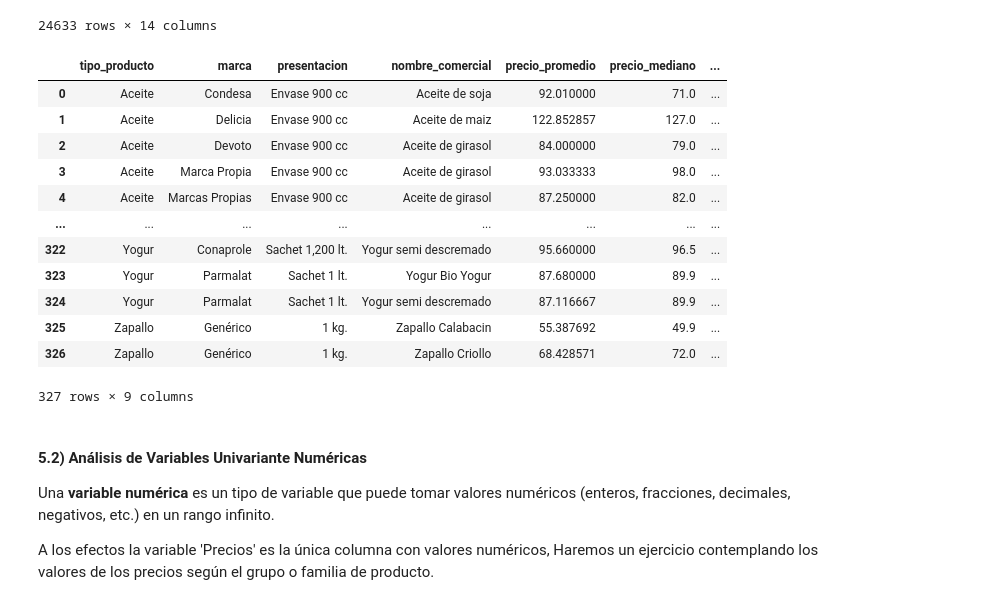
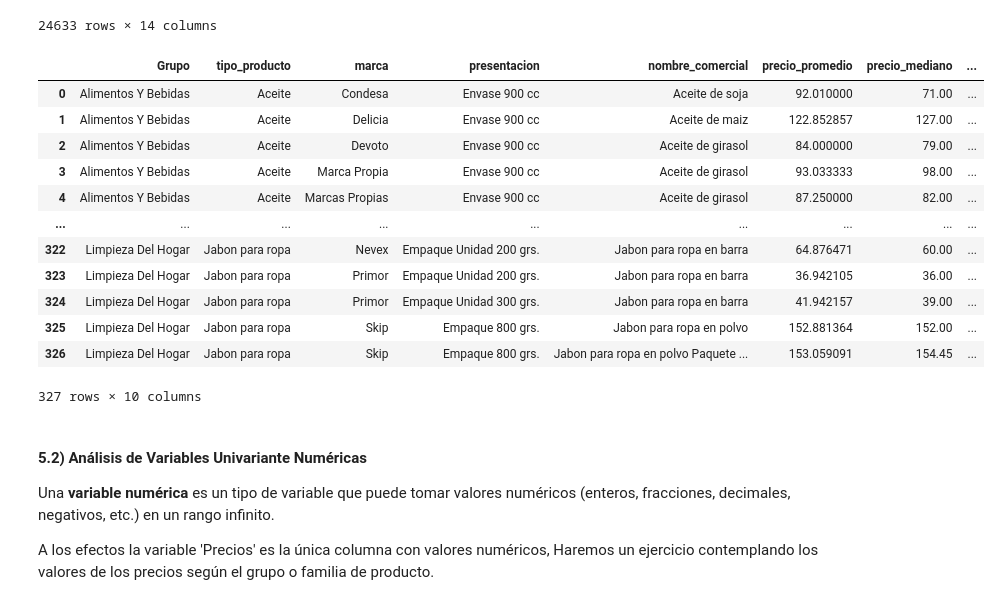
Before and after one commit to magnadata/ucu-python-4-data-analysis-project, a Jupyter notebook: notebooks/practice.ipynb, the cells around one changed output. Saved outputs shown, nothing was run; the diff lists cells and outputs as text; code cells hidden in the pictures.

```diff
--- a/notebooks/practice.ipynb
+++ b/notebooks/practice.ipynb
@@ -477,25 +482,25 @@ df
 # %%
-df.groupby(["tipo_producto", "marca", "presentacion", "nombre_comercial"])["Precio"].agg(
+df.groupby(["Grupo", "tipo_producto", "marca", "presentacion", "nombre_comercial"])["Precio"].agg(
     precio_promedio="mean",
     precio_mediano="median",
     precio_minimo="min",
     precio_maximo="max",
     observaciones="count"
 ).reset_index()
 # %% [output]
-|  | tipo_producto | marca | presentacion | nombre_comercial | precio_promedio | precio_mediano | ... |
-| 0 | Aceite | Condesa | Envase 900 cc | Aceite de soja | 92.010000 | 71.0 | ... |
-| 1 | Aceite | Delicia | Envase 900 cc | Aceite de maiz | 122.852857 | 127.0 | ... |
-| 2 | Aceite | Devoto | Envase 900 cc | Aceite de girasol | 84.000000 | 79.0 | ... |
-| 3 | Aceite | Marca Propia | Envase 900 cc | Aceite de girasol | 93.033333 | 98.0 | ... |
-| 4 | Aceite | Marcas Propias | Envase 900 cc | Aceite de girasol | 87.250000 | 82.0 | ... |
-| ... | ... | ... | ... | ... | ... | ... | ... |
-| 322 | Yogur | Conaprole | Sachet 1,200 lt. | Yogur semi descremado | 95.660000 | 96.5 | ... |
-| 323 | Yogur | Parmalat | Sachet 1 lt. | Yogur Bio Yogur | 87.680000 | 89.9 | ... |
-| 324 | Yogur | Parmalat | Sachet 1 lt. | Yogur semi descremado | 87.116667 | 89.9 | ... |
-| 325 | Zapallo | Genérico | 1 kg. | Zapallo Calabacin | 55.387692 | 49.9 | ... |
-| 326 | Zapallo | Genérico | 1 kg. | Zapallo Criollo | 68.428571 | 72.0 | ... |
+|  | Grupo | tipo_producto | marca | presentacion | nombre_comercial | precio_promedio | precio_mediano | ... |
+| 0 | Alimentos Y Bebidas | Aceite | Condesa | Envase 900 cc | Aceite de soja | 92.010000 | 71.00 | ... |
+| 1 | Alimentos Y Bebidas | Aceite | Delicia | Envase 900 cc | Aceite de maiz | 122.852857 | 127.00 | ... |
+| 2 | Alimentos Y Bebidas | Aceite | Devoto | Envase 900 cc | Aceite de girasol | 84.000000 | 79.00 | ... |
+| 3 | Alimentos Y Bebidas | Aceite | Marca Propia | Envase 900 cc | Aceite de girasol | 93.033333 | 98.00 | ... |
+| 4 | Alimentos Y Bebidas | Aceite | Marcas Propias | Envase 900 cc | Aceite de girasol | 87.250000 | 82.00 | ... |
+| ... | ... | ... | ... | ... | ... | ... | ... | ... |
+| 322 | Limpieza Del Hogar | Jabon para ropa | Nevex | Empaque Unidad 200 grs. | Jabon para ropa en barra | 64.876471 | 60.00 | ... |
+| 323 | Limpieza Del Hogar | Jabon para ropa | Primor | Empaque Unidad 200 grs. | Jabon para ropa en barra | 36.942105 | 36.00 | ... |
+| 324 | Limpieza Del Hogar | Jabon para ropa | Primor | Empaque Unidad 300 grs. | Jabon para ropa en barra | 41.942157 | 39.00 | ... |
+| 325 | Limpieza Del Hogar | Jabon para ropa | Skip | Empaque 800 grs. | Jabon para ropa en polvo | 152.881364 | 152.00 | ... |
+| 326 | Limpieza Del Hogar | Jabon para ropa | Skip | Empaque 800 grs. | Jabon para ropa en polvo Paquete ... | 153.059091 | 154.45 | ... |
-327 rows × 9 columns
+327 rows × 10 columns
 # %% [markdown]
 #### 5.2) Análisis de Variables Univariante Numéricas
 
```
Also changed, not shown: parts of 1 cell of this notebook, 1 other file.
